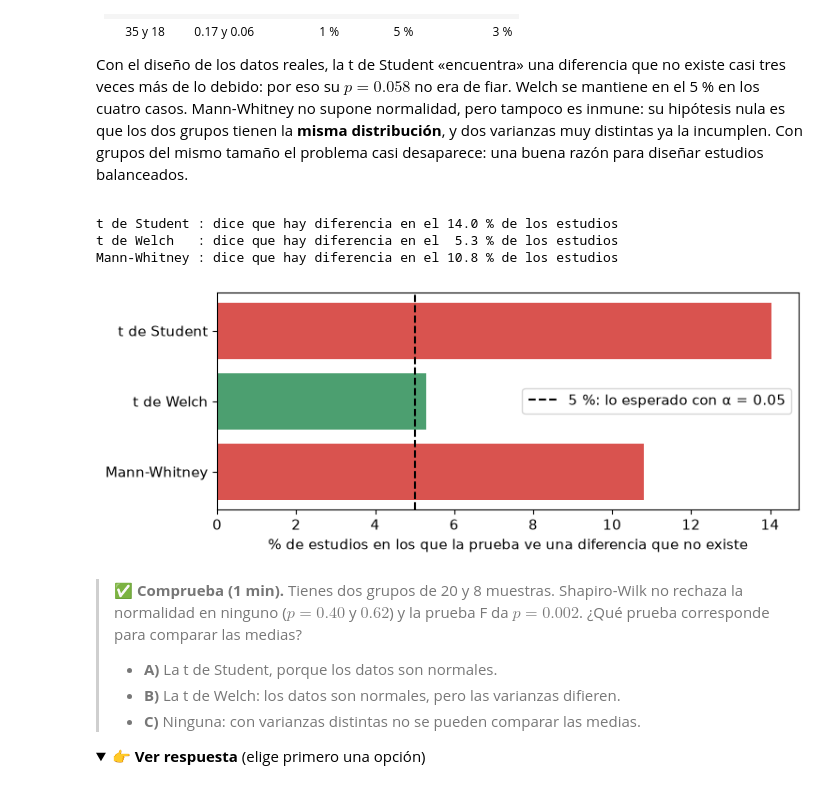
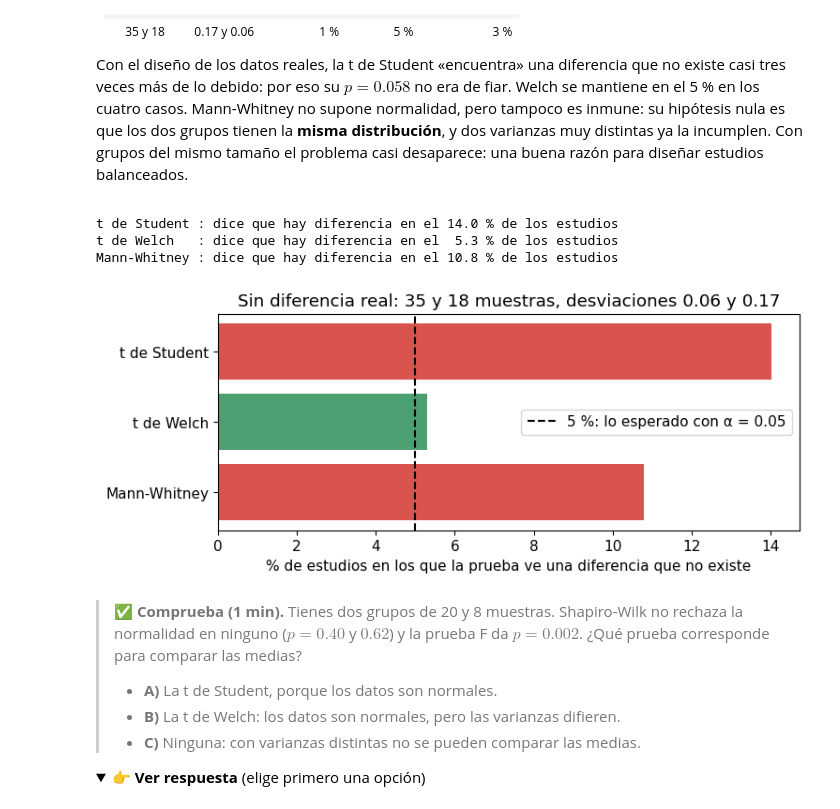
Before and after one commit to CamilaSilva1995/Tesis_Maestria, a Jupyter notebook: Taller_Practico/Taller_Practico_Analisis_estadistico_de_Datos_Metagenomicos.ipynb, the cells around one changed output. Saved outputs shown, nothing was run; the diff lists cells and outputs as text; code cells hidden in the pictures; folded sections open.

```diff
--- a/Taller_Practico/Taller_Practico_Analisis_estadistico_de_Datos_Metagenomicos.ipynb
+++ b/Taller_Practico/Taller_Practico_Analisis_estadistico_de_Datos_Metagenomicos.ipynb
@@ -762,34 +780,35 @@ n_saludables = 35  #@param {type:"slider", min:5, max:60, step:1}
 n_no_saludables = 18  #@param {type:"slider", min:5, max:60, step:1}
 desviacion_saludables = 0.06  #@param {type:"slider", min:0.02, max:0.3, step:0.01}
 desviacion_no_saludables = 0.17  #@param {type:"slider", min:0.02, max:0.3, step:0.01}
 
 # 4 000 estudios en los que NO hay diferencia: los dos grupos tienen la misma media (7.45)
 rng_lab = np.random.default_rng(11)
 n_estudios = 4000
 A = rng_lab.normal(7.45, desviacion_saludables, (n_saludables, n_estudios))          # una columna por estudio
 B = rng_lab.normal(7.45, desviacion_no_saludables, (n_no_saludables, n_estudios))
 
 # cada prueba se aplica a los 4 000 estudios a la vez (una por columna) y se cuenta en cuántos da p < 0.05
 falsas_alarmas = {
     "t de Student": np.mean(stats.ttest_ind(A, B, equal_var=True).pvalue < 0.05),
     "t de Welch":   np.mean(stats.ttest_ind(A, B, equal_var=False).pvalue < 0.05),
     "Mann-Whitney": np.mean(stats.mannwhitneyu(A, B, alternative="two-sided").pvalue < 0.05),
 }
 for prueba, proporcion in falsas_alarmas.items():
     print(f"{prueba:13s}: dice que hay diferencia en el {100 * proporcion:4.1f} % de los estudios")
 
 # en rojo, las pruebas que se equivocan bastante más (o bastante menos) de lo debido
 fig, ax = plt.subplots(figsize=(8, 3))
 porcentajes = [100 * v for v in falsas_alarmas.values()]
 ax.barh(list(falsas_alarmas), porcentajes, color=["#D9534F" if abs(v - 5) > 2 else "#4C9F70" for v in porcentajes])
 ax.axvline(5, color="black", ls="--", label="5 %: lo esperado con α = 0.05")
 ax.set_xlabel("% de estudios en los que la prueba ve una diferencia que no existe")
+ax.set_title(f"Sin diferencia real: {n_saludables} y {n_no_saludables} muestras, desviaciones {desviacion_saludables} y {desviacion_no_saludables}")
 ax.invert_yaxis(); ax.legend(); plt.show()
 # %% [output]
 t de Student : dice que hay diferencia en el 14.0 % de los estudios
 t de Welch   : dice que hay diferencia en el  5.3 % de los estudios
 Mann-Whitney : dice que hay diferencia en el 10.8 % de los estudios
-[figure, old version]
+[figure, new version]
 # %% [markdown]
 > ✅ **Comprueba (1 min).** Tienes dos grupos de 20 y 8 muestras. Shapiro-Wilk no rechaza la normalidad en ninguno ($p = 0.40$ y $0.62$) y la prueba F da $p = 0.002$. ¿Qué prueba corresponde para comparar las medias?
 >
```
Also changed, not shown: parts of 31 cells of this notebook, 10 other files.
